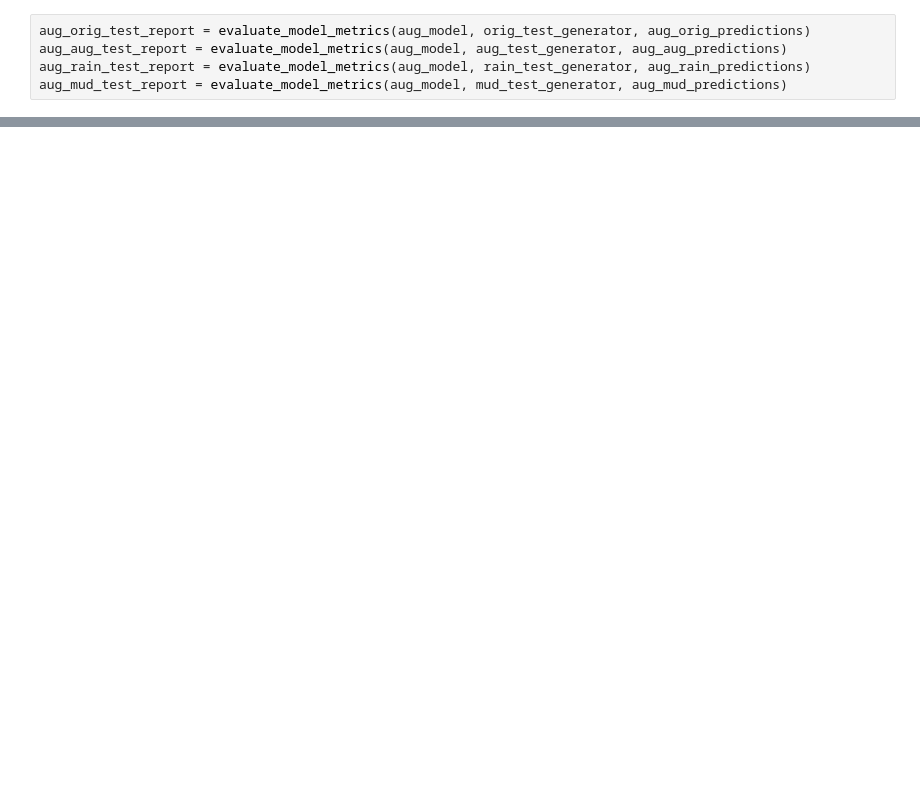
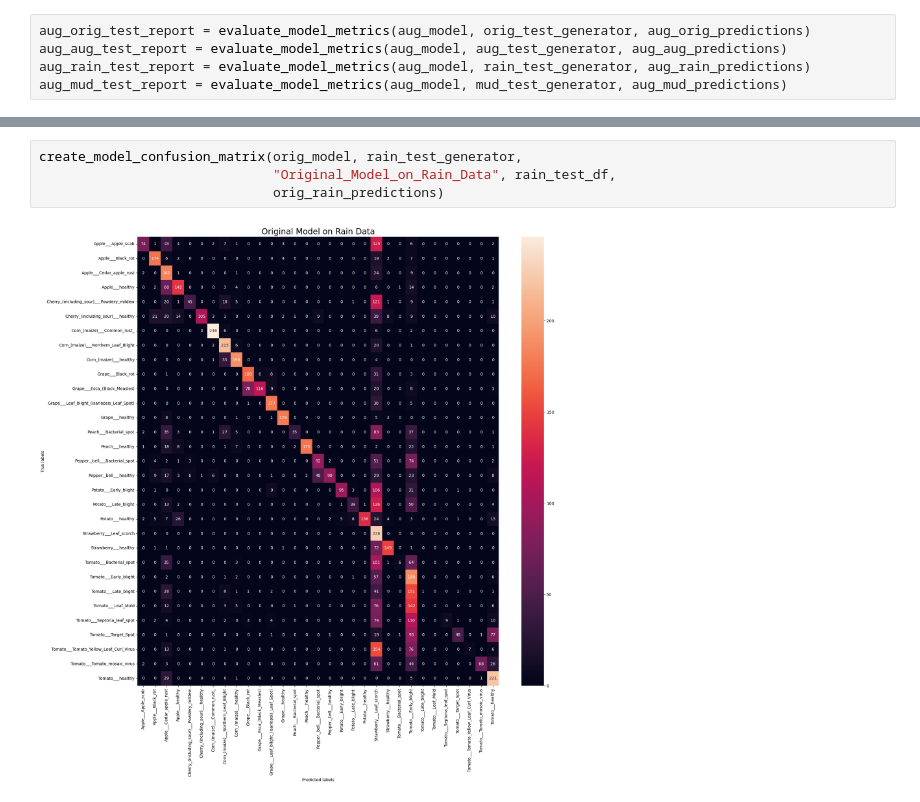
Before and after one commit to kkogan/cs435_Project, a Jupyter notebook: analysis/model_eval.ipynb, the cells around one changed output, grey strips where cells are left out. Saved outputs shown, nothing was run; the diff lists cells and outputs as text; blank space fills up the shorter version.

```diff
--- a/analysis/model_eval.ipynb
+++ b/analysis/model_eval.ipynb
@@ -371,0 +409,6 @@ NameError: name 'orig_orig_predictions' is not defined
+# %%
+create_model_confusion_matrix(orig_model, rain_test_generator,
+                              "Original_Model_on_Rain_Data", rain_test_df,
+                              orig_rain_predictions)
+# %% [output]
+[figure, added]
```
Also changed, not shown: parts of 22 cells of this notebook, 8 other files.
